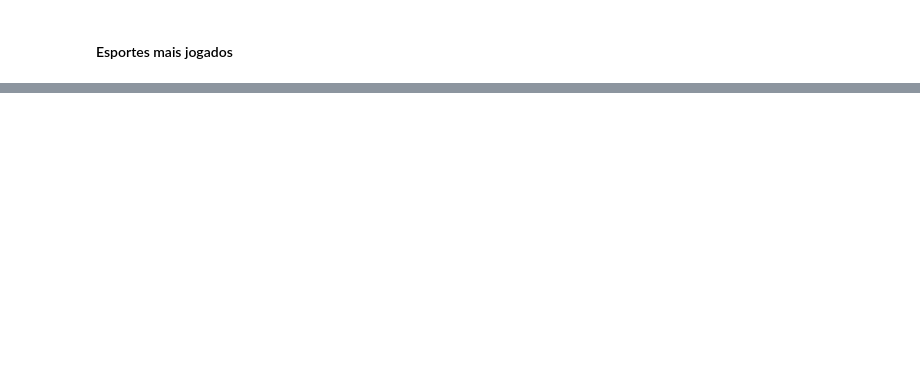
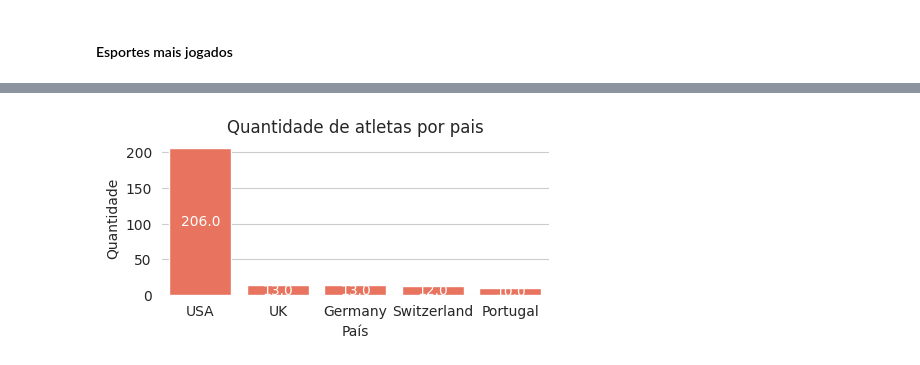
Before and after one commit to stefaneadna/atlantico-bootcamp-cd, a Jupyter notebook: notebooks/atividade-05/analise-exploratoria-de-dados.ipynb, the cells around one changed output, grey strips where cells are left out. Saved outputs shown, nothing was run; the diff lists cells and outputs as text; code cells hidden in the pictures; blank space fills up the shorter version.

```diff
--- a/notebooks/atividade-05/analise-exploratoria-de-dados.ipynb
+++ b/notebooks/atividade-05/analise-exploratoria-de-dados.ipynb
@@ -83,0 +209,4 @@ plt.show()
+# %%
+data = df["Nationality"].value_counts().reset_index()
+data = data.nlargest(5, "Nationality")
+data
@@ -83,0 +220,17 @@ plt.show()
+# %%
+sns.set_style("whitegrid")
+plt.figure(figsize=(5, 2))
+ax = sns.barplot(data=data, x='index', y='Nationality', color='tomato')
+ax.bar_label(
+    ax.containers[0],
+    fmt='%.1f',
+    label_type='center',
+    color='white'
+)
+plt.xlabel('País')
+plt.ylabel('Quantidade')
+plt.title('Quantidade de atletas por pais')
+ax.set(frame_on=False)
+plt.show()
+# %% [output]
+[figure, added]
```
Also changed, not shown: parts of 34 cells of this notebook.
